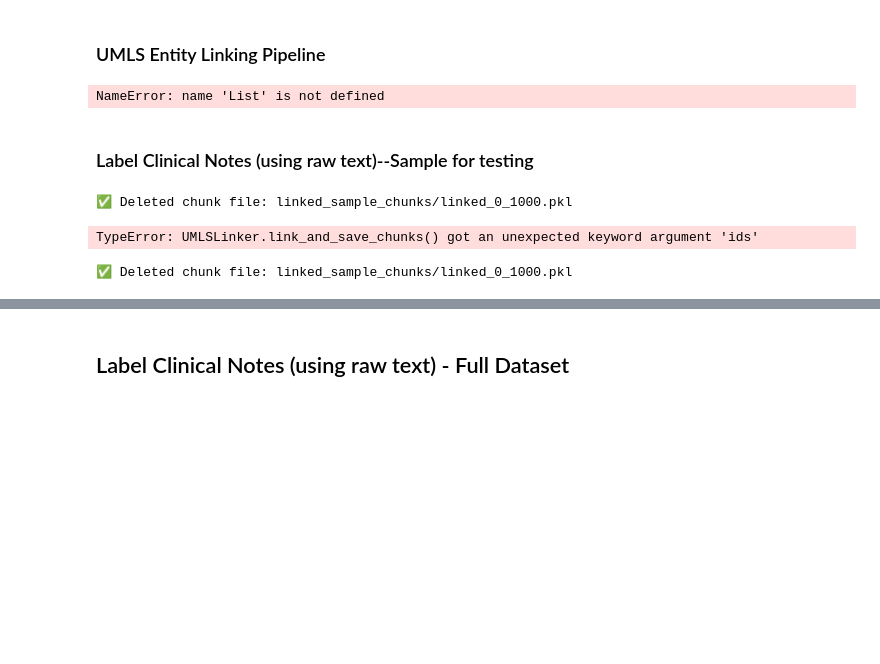
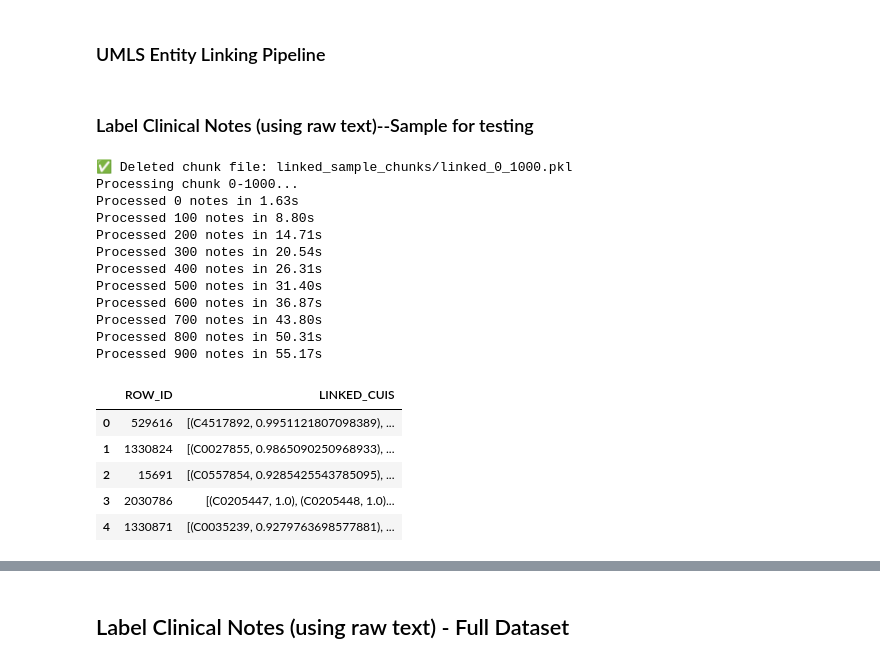
Before and after one commit to April-Taylor/NLP-Qualifications-Project, a Jupyter notebook: Revised_Paired_MIMIC_NLP_ATaylor_Project.ipynb, the cells around one changed output, grey strips where cells are left out. Saved outputs shown, nothing was run; the diff lists cells and outputs as text; code cells hidden in the pictures; blank space fills up the shorter version.

```diff
--- a/Revised_Paired_MIMIC_NLP_ATaylor_Project.ipynb
+++ b/Revised_Paired_MIMIC_NLP_ATaylor_Project.ipynb
@@ -1496,3 +1506,6 @@ from scispacy.linking import EntityLinker
 # %%
 # Load the English language model
 nlp = spacy.load("en_core_web_lg")
+# %%
+nlp.remove_pipe("scispacy_linker")
+nlp.add_pipe("scispacy_linker", config={"resolve_abbreviations": True, "name": "umls"})
@@ -1557,12 +1583,25 @@ Cr) faxed to Dr. [**Known firstname **] [**Last Name (NamePattern1) 1075**] in t
 # %% [markdown]
 ### UMLS Entity Linking Pipeline
 # %%
+import os
+import pickle
+import time
+from typing import List, Tuple
+
 class UMLSLinker:
     def __init__(self, model):
         self.model = model
-        self.linker = self.model.get_pipe("scispacy_linker")
+        self.linker = model.get_pipe("scispacy_linker")  # assumes the pipe is named this
 
-    def link_and_save_chunks(self, texts: List[str], ids: List[int], chunk_size: int = 50000, batch_size: int = 64, output_dir: str = "linked_chunks", verbose: bool = True) -> List[Tuple[int, List[Tuple[str, float]]]]:
+    def link_and_save_chunks(
+        self,
+        texts: List[str],
+        ids: List[int],
+        chunk_size: int = 50000,
+        batch_size: int = 64,
+        output_dir: str = "linked_chunks",
+        verbose: bool = True
+    ) -> List[Tuple[int, List[Tuple[str, float]]]]:
         """
         Link UMLS entities in chunks and save intermediate outputs.
         Returns top CUI and score for each entity with associated note ROW_ID.
@@ -1593,7 +1632,13 @@ class UMLSLinker:
 
         return all_results
 
-    def _link_entities(self, texts: List[str], ids: List[int], batch_size: int = 32, verbose: bool = False) -> List[Tuple[int, List[Tuple[str, float]]]]:
+    def _link_entities(
+        self,
+        texts: List[str],
+        ids: List[int],
+        batch_size: int = 32,
+        verbose: bool = False
+    ) -> List[Tuple[int, List[Tuple[str, float]]]]:
         """
         Internal method to link entities with their UMLS CUIs and scores for a batch of texts.
         Each result is (ROW_ID, [(CUI, score), ...])
@@ -1614,49 +1659,50 @@ class UMLSLinker:
                 print(f"Processed {i} notes in {elapsed:.2f}s")
 
         return results
-# %% [output]
-NameError: name 'List' is not defined
 # %% [markdown]
 ### Label Clinical Notes (using raw text)--Sample for testing
 # %%
 # Delete chunk to re-run fresh sample
 delete_linked_chunk(0, 1000, output_dir="linked_sample_chunks")
+
+# Create the linker object
+umls_linker = UMLSLinker(nlp)
 
 # Link 1000 sample notes using ROW_IDs
 sample_subset = noteevents.dropna(subset=["TEXT"]).sample(n=1000, random_state=42)
 sample_texts = sample_subset["TEXT"].tolist()
 sample_ids = sample_subset["ROW_ID"].tolist()
 
 linked_sample_results = umls_linker.link_and_save_chunks(
     texts=sample_texts,
     ids=sample_ids,
     chunk_size=1000,
     batch_size=32,
     output_dir="linked_sample_chunks",
     verbose=True
 )
 
 # Store to DataFrame
 sample_df = pd.DataFrame(linked_sample_results, columns=["ROW_ID", "LINKED_CUIS"])
 
-# Summarize high-confidence CUIs
-summary = summarize_cui_counts(sample_df, linker=umls_linker, min_score=0.85)
-summary.head()
+
+sample_df.head()
 # %% [output]
 ✅ Deleted chunk file: linked_sample_chunks/linked_0_1000.pkl
+Processing chunk 0-1000...
+Processed 0 notes in 1.63s
+Processed 100 notes in 8.80s
+Processed 200 notes in 14.71s
+Processed 300 notes in 20.54s
+Processed 400 notes in 26.31s
+Processed 500 notes in 31.40s
+Processed 600 notes in 36.87s
+Processed 700 notes in 43.80s
+Processed 800 notes in 50.31s
+Processed 900 notes in 55.17s
-TypeError: UMLSLinker.link_and_save_chunks() got an unexpected keyword argument 'ids'
+|  | ROW_ID | LINKED_CUIS |
+| 0 | 529616 | [(C4517892, 0.9951121807098389), ... |
+| 1 | 1330824 | [(C0027855, 0.9865090250968933), ... |
+| 2 | 15691 | [(C0557854, 0.9285425543785095), ... |
+| 3 | 2030786 | [(C0205447, 1.0), (C0205448, 1.0)... |
+| 4 | 1330871 | [(C0035239, 0.9279763698577881), ... |
-# %%
-import os
-
-def delete_linked_chunk(start: int, end: int, output_dir: str = "linked_sample_chunks"):
-    chunk_file = os.path.join(output_dir, f"linked_{start}_{end}.pkl")
-    if os.path.exists(chunk_file):
-        os.remove(chunk_file)
-        print(f"✅ Deleted chunk file: {chunk_file}")
-    else:
-        print(f"⚠️ No chunk file found at: {chunk_file}")
-
-# Force fresh run
-delete_linked_chunk(0, 1000)
-# %% [output]
-✅ Deleted chunk file: linked_sample_chunks/linked_0_1000.pkl
```
Also changed, not shown: parts of 24 cells of this notebook, 1 other file.
